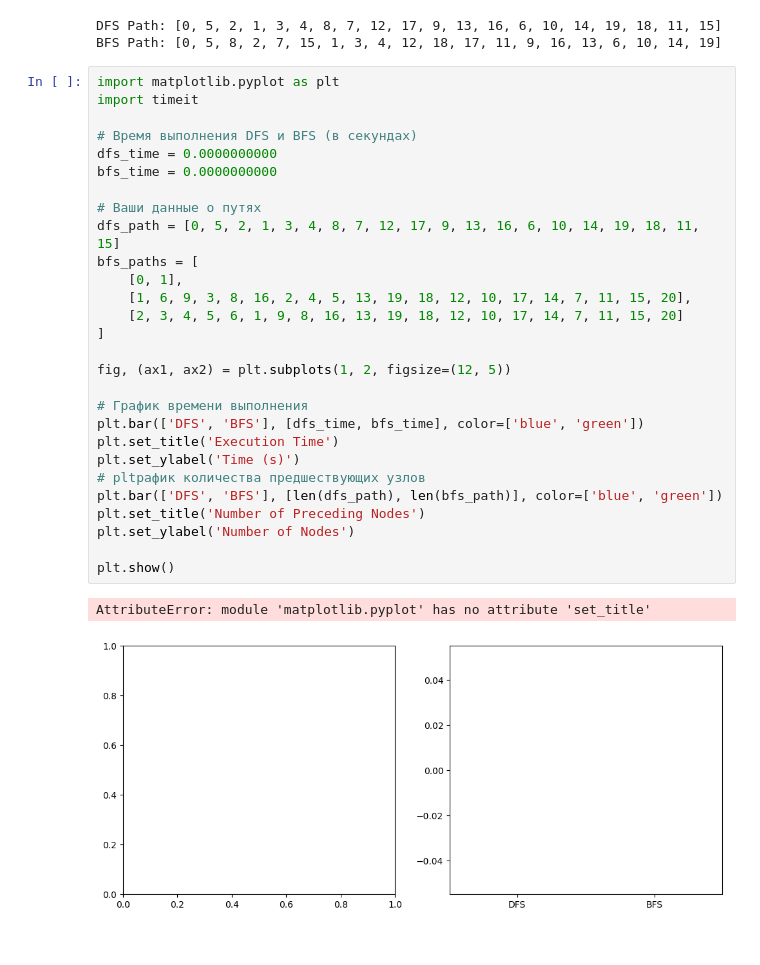
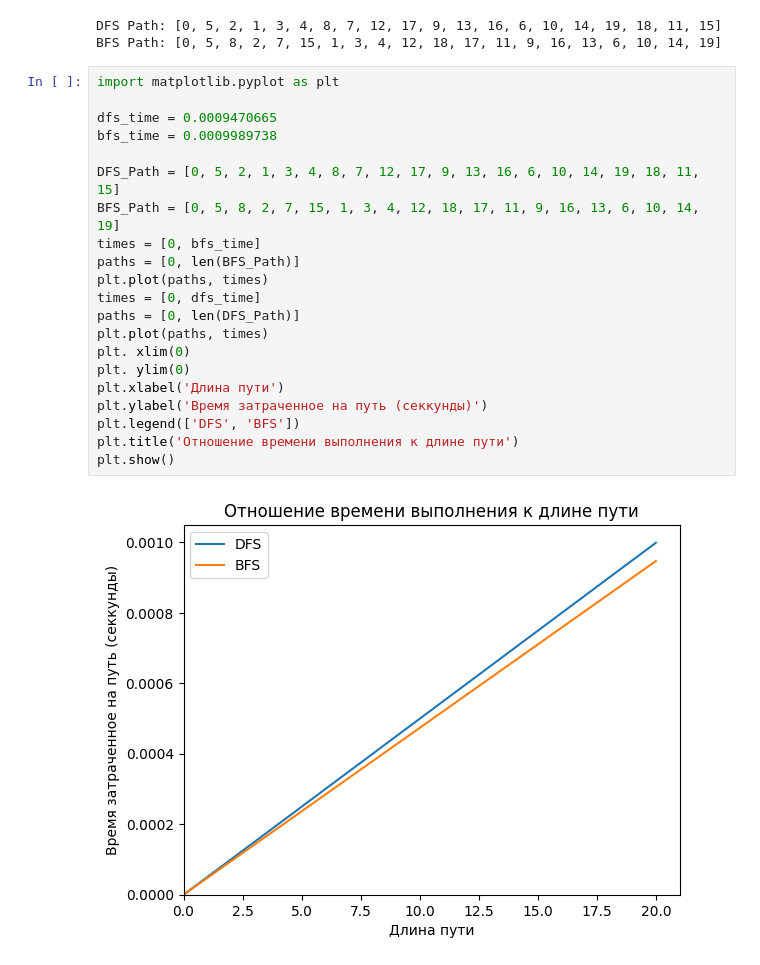
Before and after one commit to tsukerin/math, a Jupyter notebook: main.ipynb, the cells around one changed output. Cells and saved outputs as stored; diff of their text form.

```diff
--- a/main.ipynb
+++ b/main.ipynb
@@ -166,34 +166,26 @@ print("BFS Path:", bfs_path)
 # %% [output]
 DFS Path: [0, 5, 2, 1, 3, 4, 8, 7, 12, 17, 9, 13, 16, 6, 10, 14, 19, 18, 11, 15]
 BFS Path: [0, 5, 8, 2, 7, 15, 1, 3, 4, 12, 18, 17, 11, 9, 16, 13, 6, 10, 14, 19]
-# %%
-import matplotlib.pyplot as plt
-import timeit
-
-# Время выполнения DFS и BFS (в секундах)
-dfs_time = 0.0000000000
-bfs_time = 0.0000000000
-
-# Ваши данные о путях
-dfs_path = [0, 5, 2, 1, 3, 4, 8, 7, 12, 17, 9, 13, 16, 6, 10, 14, 19, 18, 11, 15]
-bfs_paths = [
-    [0, 1],
-    [1, 6, 9, 3, 8, 16, 2, 4, 5, 13, 19, 18, 12, 10, 17, 14, 7, 11, 15, 20],
-    [2, 3, 4, 5, 6, 1, 9, 8, 16, 13, 19, 18, 12, 10, 17, 14, 7, 11, 15, 20]
-]
-
-fig, (ax1, ax2) = plt.subplots(1, 2, figsize=(12, 5))
-
-# График времени выполнения
-plt.bar(['DFS', 'BFS'], [dfs_time, bfs_time], color=['blue', 'green'])
-plt.set_title('Execution Time')
-plt.set_ylabel('Time (s)')
-# pltрафик количества предшествующих узлов
-plt.bar(['DFS', 'BFS'], [len(dfs_path), len(bfs_path)], color=['blue', 'green'])
-plt.set_title('Number of Preceding Nodes')
-plt.set_ylabel('Number of Nodes')
-
-plt.show()
-# %% [output]
-AttributeError: module 'matplotlib.pyplot' has no attribute 'set_title'
-[figure, removed]
+# %%
+import matplotlib.pyplot as plt
+
+dfs_time = 0.0009470665
+bfs_time = 0.0009989738
+
+DFS_Path = [0, 5, 2, 1, 3, 4, 8, 7, 12, 17, 9, 13, 16, 6, 10, 14, 19, 18, 11, 15]
+BFS_Path = [0, 5, 8, 2, 7, 15, 1, 3, 4, 12, 18, 17, 11, 9, 16, 13, 6, 10, 14, 19]
+times = [0, bfs_time]
+paths = [0, len(BFS_Path)]
+plt.plot(paths, times)
+times = [0, dfs_time]
+paths = [0, len(DFS_Path)]
+plt.plot(paths, times)
+plt. xlim(0)
+plt. ylim(0)
+plt.xlabel('Длина пути')
+plt.ylabel('Время затраченное на путь (секкунды)')
+plt.legend(['DFS', 'BFS'])
+plt.title('Отношение времени выполнения к длине пути')
+plt.show()
+# %% [output]
+[figure, added]
```
